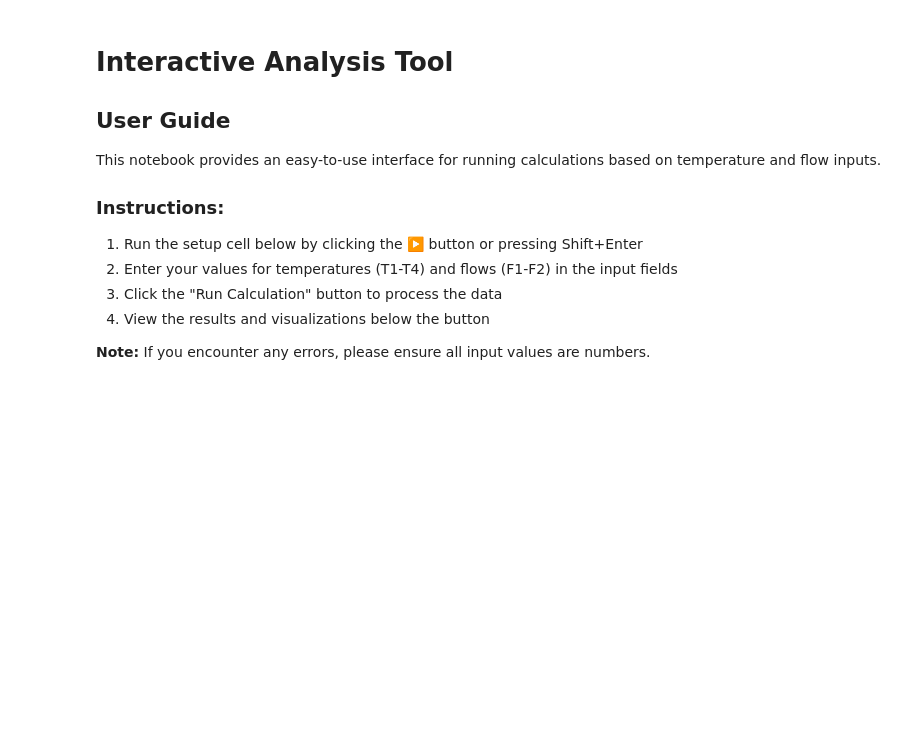
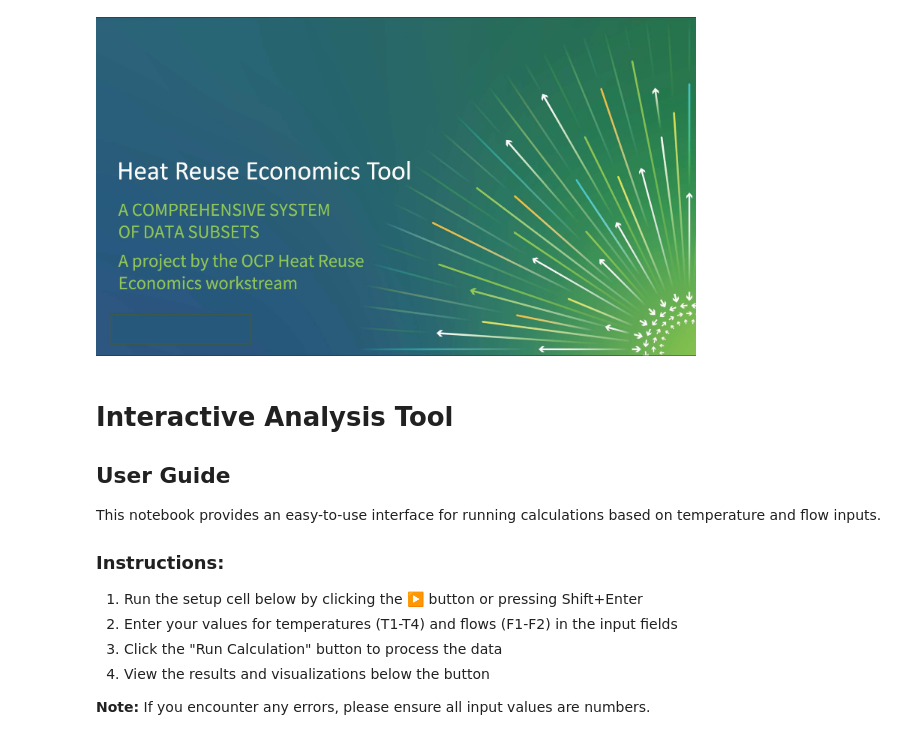
Before and after one commit to ahliana/OCP_HeatReuseTool, a Jupyter notebook: Interactive Analysis Tool.ipynb, the cells around one changed output. Cells and saved outputs as stored; diff of their text form; code cells hidden in the pictures; blank space fills up the shorter version.

Commit message:
Graphic and Reqs

```diff
--- a/Interactive Analysis Tool.ipynb
+++ b/Interactive Analysis Tool.ipynb
@@ -1,3 +1,14 @@
+# %%
+from IPython.display import Image, display
+import os
+
+# Display the logo image from the Assets directory
+image_path = os.path.join("Assets", "HeatReuseEconomicsTool_Horizontal.jpg")
+
+# Display the image with appropriate sizing
+display(Image(filename=image_path, width=600))
+# %% [output]
+[figure, added]
 # %% [markdown]
 # Interactive Analysis Tool
 
```
Also changed, not shown: 2 other files.
